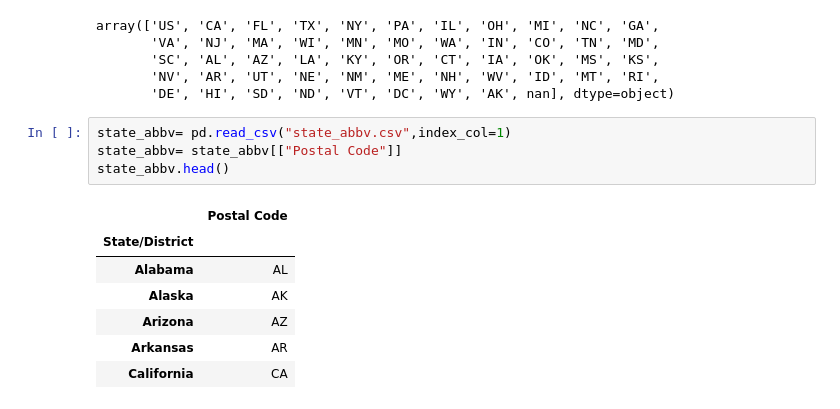
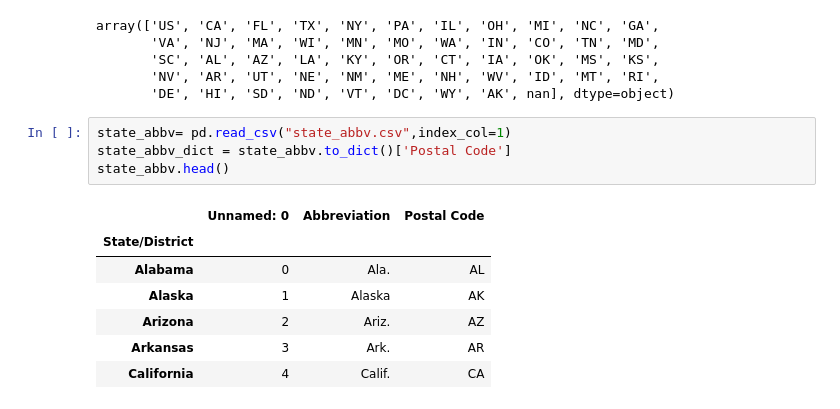
Before and after one commit to AkshayB2017/MachineLearning, a Jupyter notebook: DataAnalysis/USADataCombine/MultipleDataSetCombine.ipynb, the cells around one changed output. Drawn from its saved outputs; the diff is of its cells as text.

```diff
--- a/DataAnalysis/USADataCombine/MultipleDataSetCombine.ipynb
+++ b/DataAnalysis/USADataCombine/MultipleDataSetCombine.ipynb
@@ -121,13 +122,13 @@ array(['US', 'CA', 'FL', 'TX', 'NY', 'PA', 'IL', 'OH', 'MI', 'NC', 'GA',
        'DE', 'HI', 'SD', 'ND', 'VT', 'DC', 'WY', 'AK', nan], dtype=object)
 # %%
 state_abbv= pd.read_csv("state_abbv.csv",index_col=1)
-state_abbv= state_abbv[["Postal Code"]]
+state_abbv_dict = state_abbv.to_dict()['Postal Code']
 state_abbv.head()
 # %% [output]
-|  | Postal Code |
-| State/District |  |
-| Alabama | AL |
-| Alaska | AK |
-| Arizona | AZ |
-| Arkansas | AR |
-| California | CA |
+|  | Unnamed: 0 | Abbreviation | Postal Code |
+| State/District |  |  |  |
+| Alabama | 0 | Ala. | AL |
+| Alaska | 1 | Alaska | AK |
+| Arizona | 2 | Ariz. | AZ |
+| Arkansas | 3 | Ark. | AR |
+| California | 4 | Calif. | CA |
```
Also changed, not shown: parts of 10 cells of this notebook.
